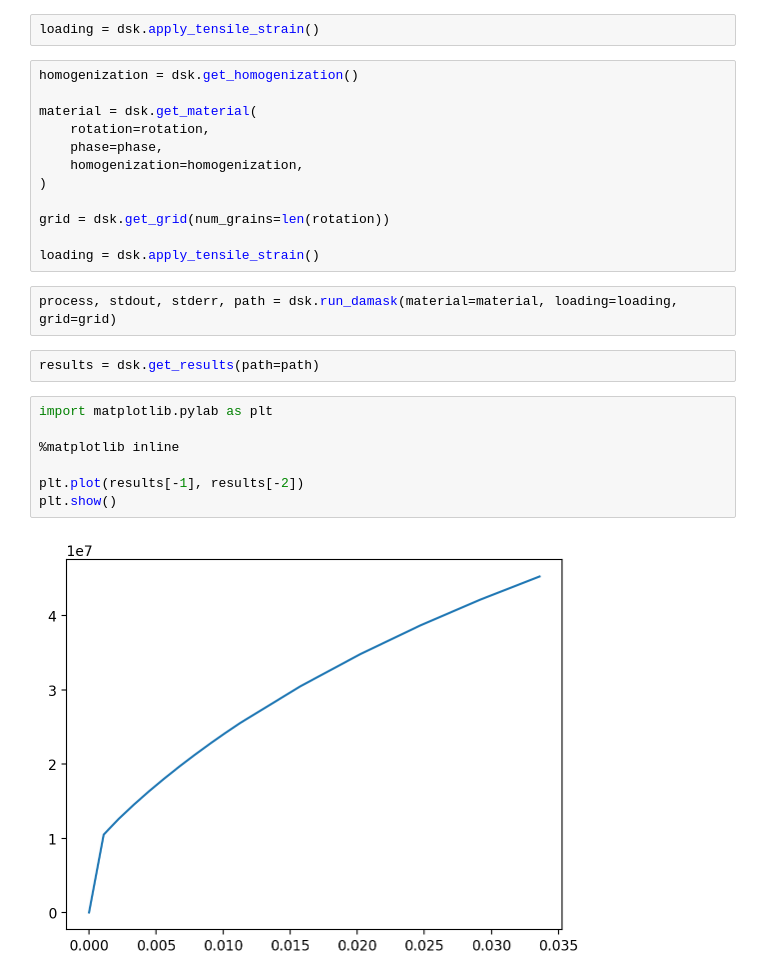
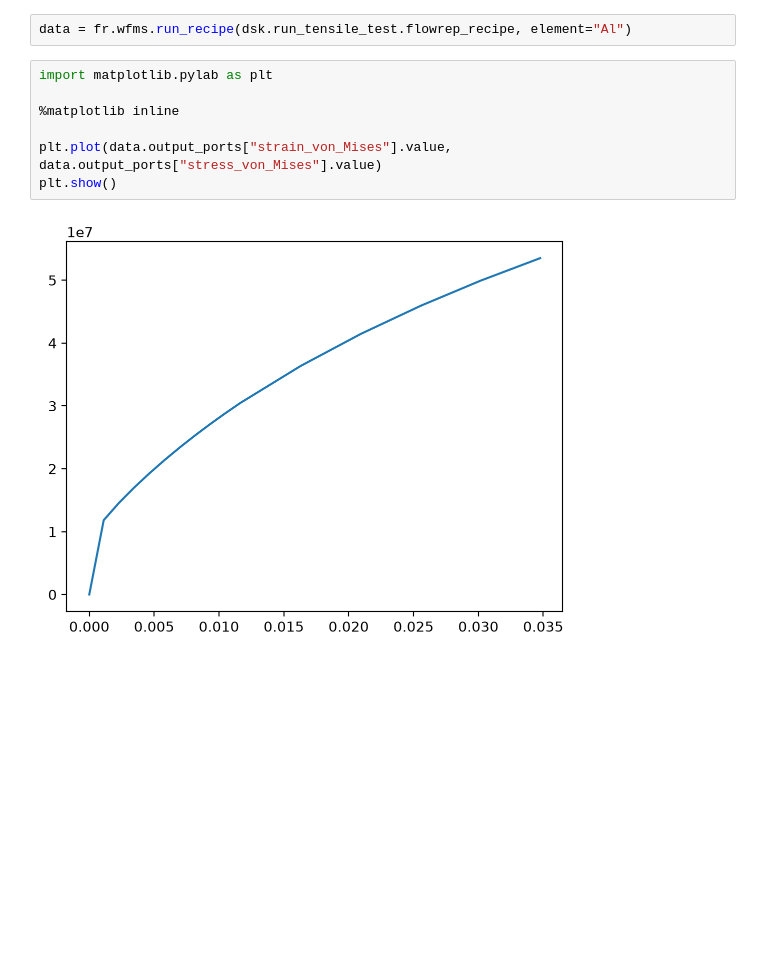
Before and after one commit to samwaseda/damask_local, a Jupyter notebook: notebooks/tensile_test.ipynb, the cells around one changed output. Cells and saved outputs as stored; diff of their text form; blank space fills up the shorter version.

```diff
--- a/notebooks/tensile_test.ipynb
+++ b/notebooks/tensile_test.ipynb
@@ -10,27 +4,11 @@ rotation = dsk.get_rotation()
-# %%
-loading = dsk.apply_tensile_strain()
-# %%
-homogenization = dsk.get_homogenization()
-
-material = dsk.get_material(
-    rotation=rotation,
-    phase=phase,
-    homogenization=homogenization,
-)
-
-grid = dsk.get_grid(num_grains=len(rotation))
-
-loading = dsk.apply_tensile_strain()
-# %%
-process, stdout, stderr, path = dsk.run_damask(material=material, loading=loading, grid=grid)
-# %%
-results = dsk.get_results(path=path)
+# %%
+data = fr.wfms.run_recipe(dsk.run_tensile_test.flowrep_recipe, element="Al")
 # %%
 import matplotlib.pylab as plt
 
 %matplotlib inline
 
-plt.plot(results[-1], results[-2])
+plt.plot(data.output_ports["strain_von_Mises"].value, data.output_ports["stress_von_Mises"].value)
 plt.show()
 # %% [output]
-[figure, old version]
+[figure, new version]
```
Also changed, not shown: parts of 4 cells of this notebook.
